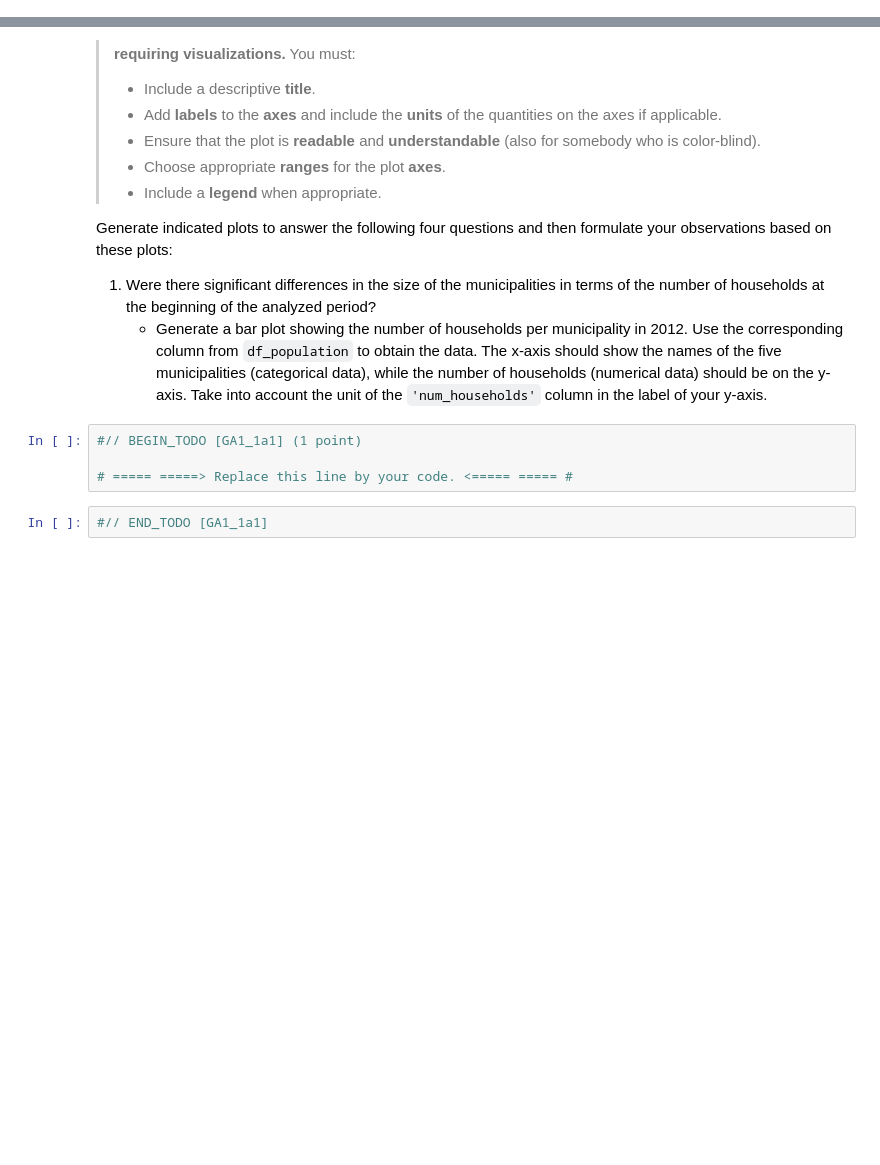
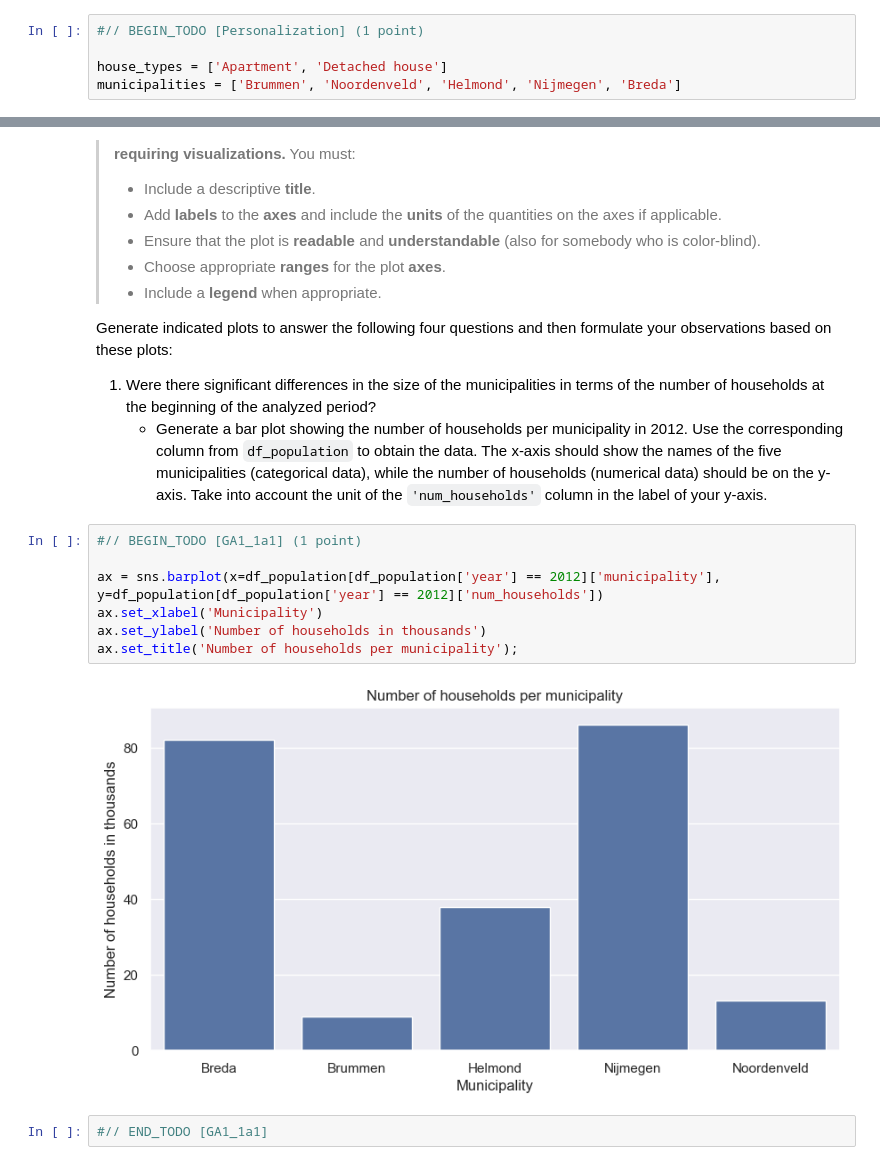
Before and after one commit to Modgen1/2IAB1, a Jupyter notebook: GA1/GA1-2076209.ipynb, the cells around one changed output, grey strips where cells are left out. Saved outputs shown, nothing was run; the diff lists cells and outputs as text; blank space fills up the shorter version.

```diff
--- a/GA1/GA1-2076209.ipynb
+++ b/GA1/GA1-2076209.ipynb
@@ -531,3 +529,8 @@ Both variables should be lists of strings. The order in which you list house typ
+# %%
+#// BEGIN_TODO [Personalization] (1 point)
+
+house_types = ['Apartment', 'Detached house']
+municipalities = ['Brummen', 'Noordenveld', 'Helmond', 'Nijmegen', 'Breda']
 # %%
 #// END_TODO [Personalization]
 # %% [markdown]
@@ -659,10 +691,15 @@ To place energy consumption of the municipality into their the socioeconomic con
 Generate indicated plots to answer the following four questions and then formulate your observations based on these plots:
 1. Were there significant differences in the size of the municipalities in terms of the number of households at the beginning of the analyzed period?
     - Generate a bar plot showing the number of households per municipality in 2012. Use the corresponding column from `df_population` to obtain the data. The x-axis should show the names of the five municipalities (categorical data), while the number of households (numerical data) should be on the y-axis. Take into account the unit of the `'num_households'` column in the label of your y-axis.
-# %%
-#// BEGIN_TODO [GA1_1a1] (1 point)
-
-# ===== =====> Replace this line by your code. <===== ===== #
+# %%
+#// BEGIN_TODO [GA1_1a1] (1 point)
+
+ax = sns.barplot(x=df_population[df_population['year'] == 2012]['municipality'], y=df_population[df_population['year'] == 2012]['num_households'])
+ax.set_xlabel('Municipality')
+ax.set_ylabel('Number of households in thousands')
+ax.set_title('Number of households per municipality');
+# %% [output]
+[figure, added]
 # %%
 #// END_TODO [GA1_1a1]
 # %% [markdown]
```
Also changed, not shown: parts of 6 cells of this notebook.
